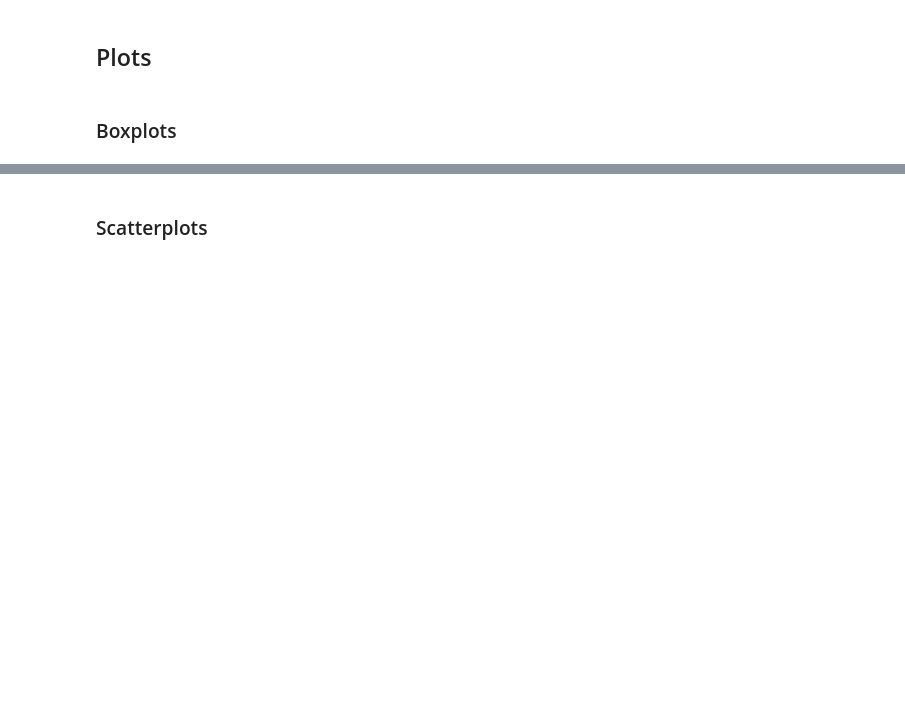
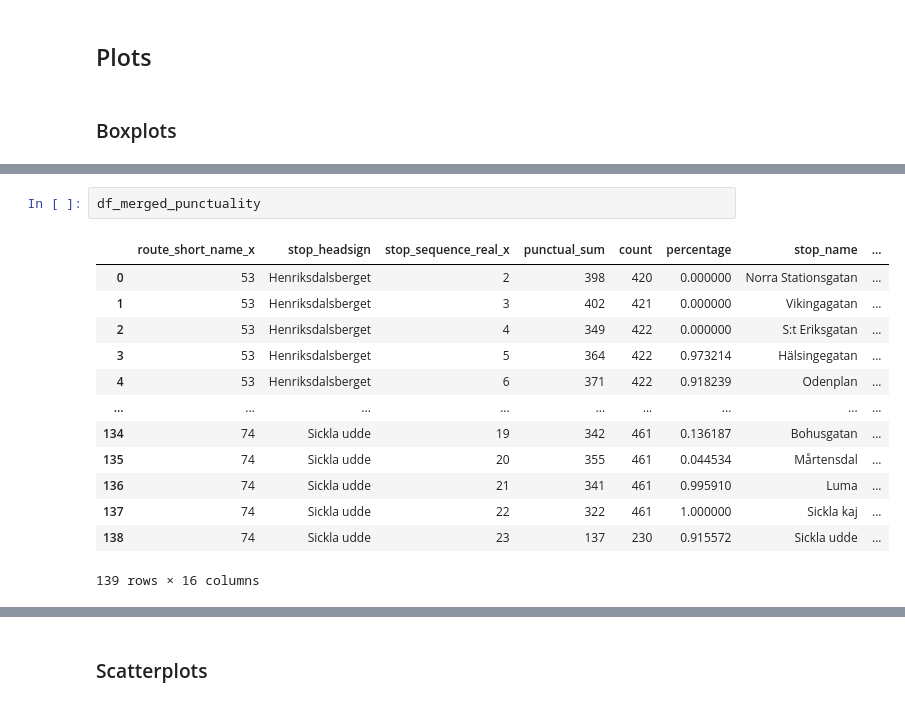
Before and after one commit to jesus-martinez02/PT-Project, a Jupyter notebook: Public_transport_clean.ipynb, the cells around one changed output, grey strips where cells are left out. Cells and saved outputs as stored; diff of their text form; blank space fills up the shorter version.

```diff
--- a/Public_transport_clean.ipynb
+++ b/Public_transport_clean.ipynb
@@ -296,0 +351,16 @@ for key in performances_per_lines.keys():
+# %%
+df_merged_punctuality
+# %% [output]
+|  | route_short_name_x | stop_headsign | stop_sequence_real_x | punctual_sum | count | percentage | stop_name | ... |
+| 0 | 53 | Henriksdalsberget | 2 | 398 | 420 | 0.000000 | Norra Stationsgatan | ... |
+| 1 | 53 | Henriksdalsberget | 3 | 402 | 421 | 0.000000 | Vikingagatan | ... |
+| 2 | 53 | Henriksdalsberget | 4 | 349 | 422 | 0.000000 | S:t Eriksgatan | ... |
+| 3 | 53 | Henriksdalsberget | 5 | 364 | 422 | 0.973214 | Hälsingegatan | ... |
+| 4 | 53 | Henriksdalsberget | 6 | 371 | 422 | 0.918239 | Odenplan | ... |
+| ... | ... | ... | ... | ... | ... | ... | ... | ... |
+| 134 | 74 | Sickla udde | 19 | 342 | 461 | 0.136187 | Bohusgatan | ... |
+| 135 | 74 | Sickla udde | 20 | 355 | 461 | 0.044534 | Mårtensdal | ... |
+| 136 | 74 | Sickla udde | 21 | 341 | 461 | 0.995910 | Luma | ... |
+| 137 | 74 | Sickla udde | 22 | 322 | 461 | 1.000000 | Sickla kaj | ... |
+| 138 | 74 | Sickla udde | 23 | 137 | 230 | 0.915572 | Sickla udde | ... |
+139 rows × 16 columns
```
Also changed, not shown: parts of 11 cells of this notebook.
